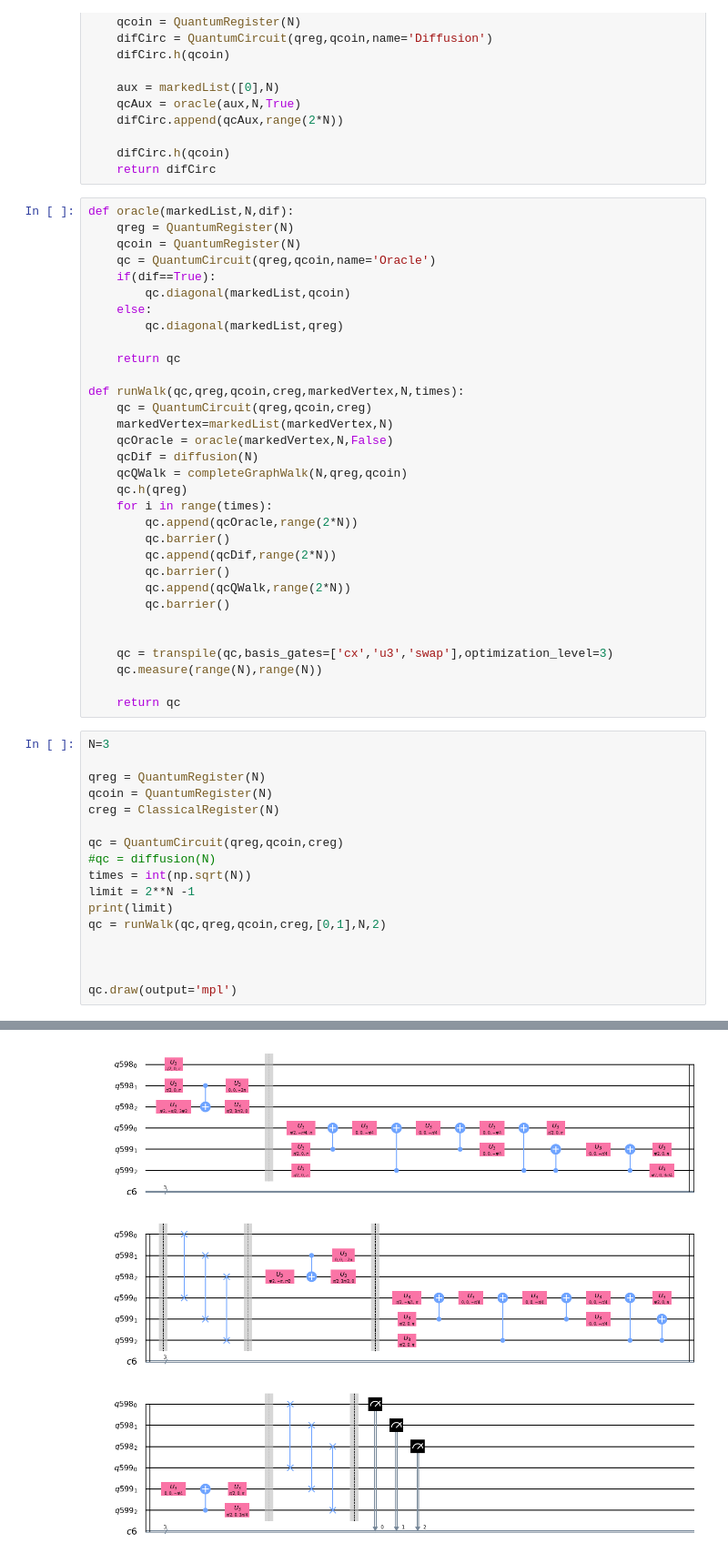
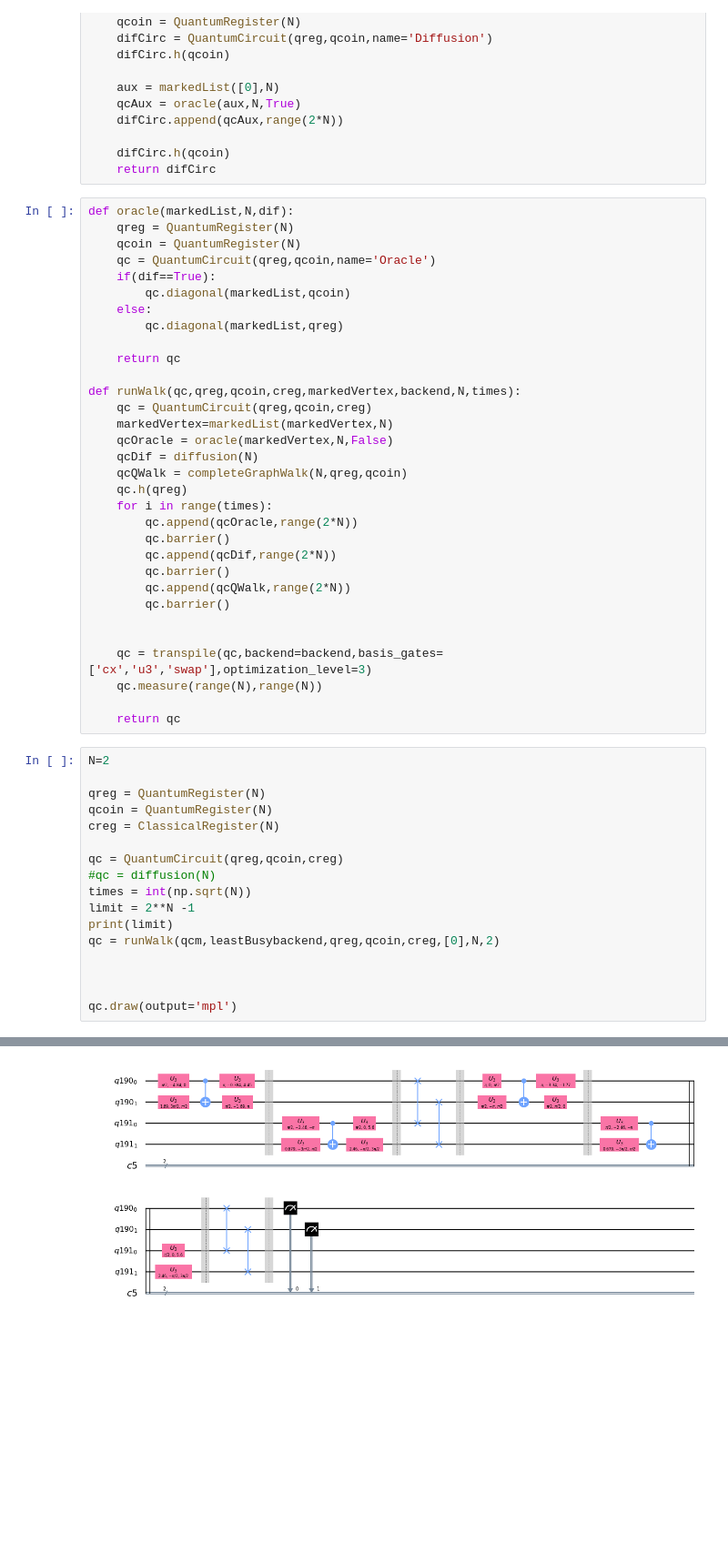
Before and after one commit to JaimePSantos/Dissertation-Tex-Code, a Jupyter notebook: Coding/Qiskit/Search/CompleteGraphGrover.ipynb, the cells around one changed output, grey strips where cells are left out. Shown at 91% size. Drawn from its saved outputs; the diff is of its cells as text; blank space fills up the shorter version.

```diff
--- a/Coding/Qiskit/Search/CompleteGraphGrover.ipynb
+++ b/Coding/Qiskit/Search/CompleteGraphGrover.ipynb
@@ -61,7 +78,7 @@ def oracle(markedList,N,dif):
 
     return qc
 
-def runWalk(qc,qreg,qcoin,creg,markedVertex,N,times):
+def runWalk(qc,qreg,qcoin,creg,markedVertex,backend,N,times):
     qc = QuantumCircuit(qreg,qcoin,creg)
     markedVertex=markedList(markedVertex,N)
     qcOracle = oracle(markedVertex,N,False)
@@ -77,12 +94,12 @@ def runWalk(qc,qreg,qcoin,creg,markedVertex,N,times):
         qc.barrier()
 
 
-    qc = transpile(qc,basis_gates=['cx','u3','swap'],optimization_level=3)
+    qc = transpile(qc,backend=backend,basis_gates=['cx','u3','swap'],optimization_level=3)
     qc.measure(range(N),range(N))
 
     return qc
 # %%
-N=3
+N=2
 
 qreg = QuantumRegister(N)
 qcoin = QuantumRegister(N)
@@ -93,7 +110,7 @@ qc = QuantumCircuit(qreg,qcoin,creg)
 times = int(np.sqrt(N))
 limit = 2**N -1
 print(limit)
-qc = runWalk(qc,qreg,qcoin,creg,[0,1],N,2)
+qc = runWalk(qcm,leastBusybackend,qreg,qcoin,creg,[0],N,2)
 
 
 
@@ -103 +120 @@ qc.draw(output='mpl')
-[figure, old version]
+[figure, new version]
```
Also changed, not shown: parts of 13 cells of this notebook, 1 other file.
